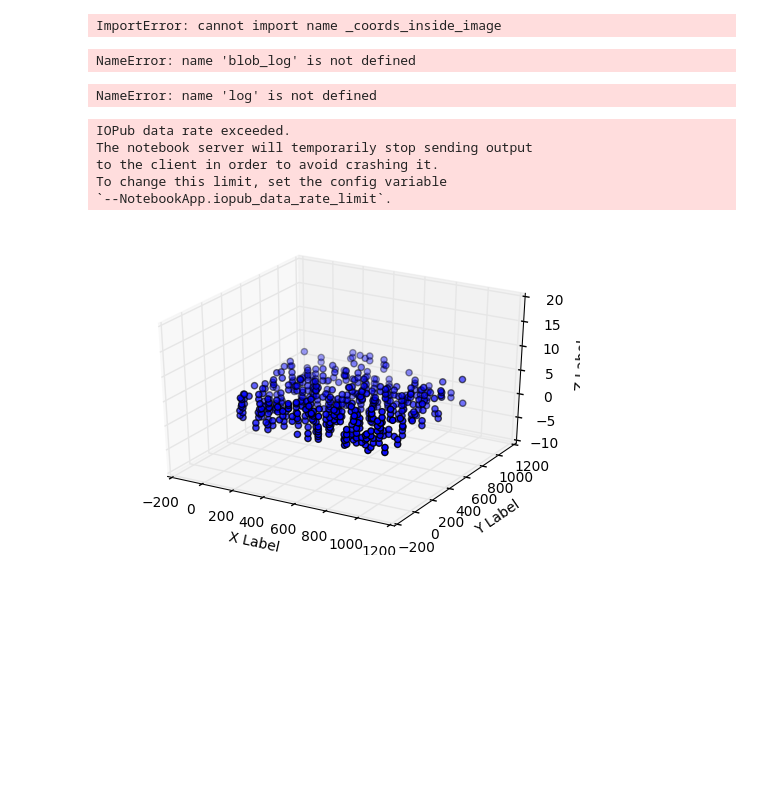
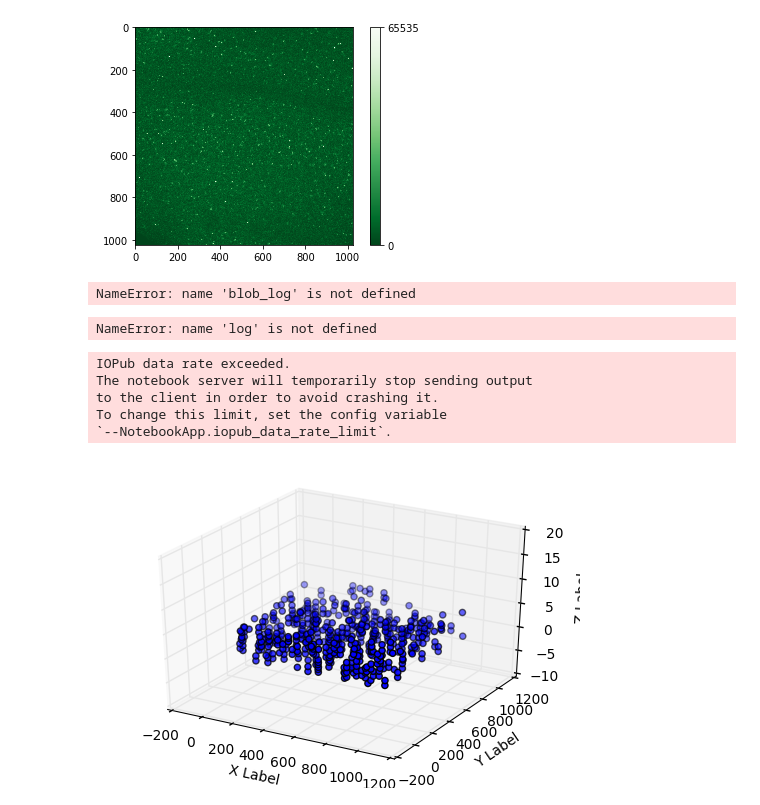
Before and after one commit to Xiuqiqi/ConfocalAnalysis, a Jupyter notebook: Analysis.ipynb, the cells around one changed output. Cells and saved outputs as stored; diff of their text form; code cells hidden in the pictures; blank space fills up the shorter version.

```diff
--- a/Analysis.ipynb
+++ b/Analysis.ipynb
@@ -13,37 +13,37 @@ from sklearn.cluster import DBSCAN
 from sklearn import metrics
 from mpl_toolkits.mplot3d import Axes3D
 
-with CziFile('/Users/cmdb/data/Image_1.czi') as czi:
+with CziFile('/Users/babygirljohnston/Documents/Confocal_Xiuqi/Image_1.czi') as czi:
     image_arrays=czi.asarray()
 
 #print image_arrays.shape[3]
 # > (1, 4, 1, 26, 1024, 1024, 1)
 # ?, channel, ?, z-stack, Y, X, ?
 # most confocal pics we took are 16bit, == unit16
 #print image_arrays
 
 
 
 
 
 colomap=["Blues","gray","Greens_r","Reds_r"]
-labell=['yellow','yellow','red','green']
+labell=['yellow','yellow','green','red']
 ## Extract Channel 1 -- Z-stack
 channel=2
 stack=5
 # Images[stack#, Y, X]
 images=[np.array(image_arrays[0,channel,0,index].T[0].T) for index in range(26)]
 #print len(images)
 # Show the map
 fig=plt.figure()
 mapp=plt.imshow(images[stack],cmap=colomap[channel])
 
 cbar = fig.colorbar(mapp, ticks=[0, 65535])
 cbar.ax.set_yticklabels(['0', '65535'])
 
 plt.show()
 # %% [output]
-ImportError: cannot import name _coords_inside_image
+[figure, added]
 # %%
 ## Identifying the blobs in a single plane
 log = blob_log(images[stack], max_sigma=30, num_sigma=10, threshold=.15)
```
Also changed, not shown: 3 other files.
